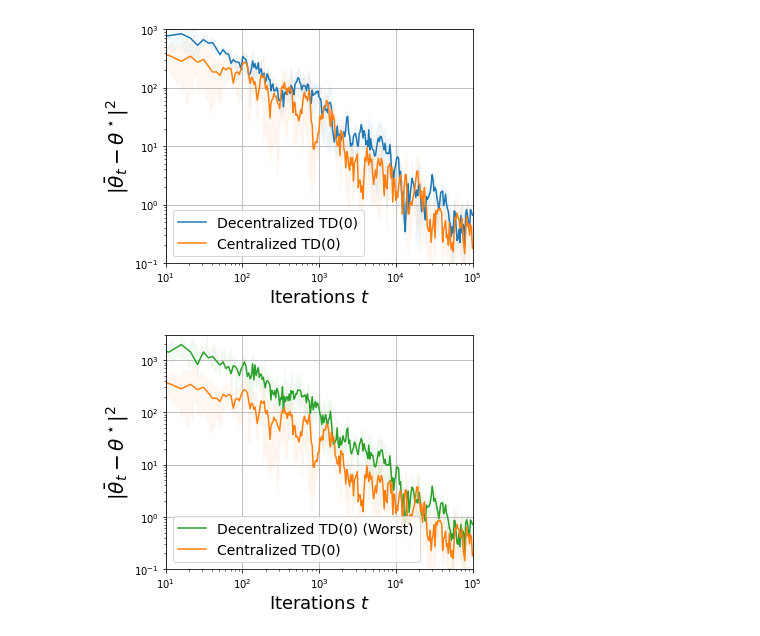
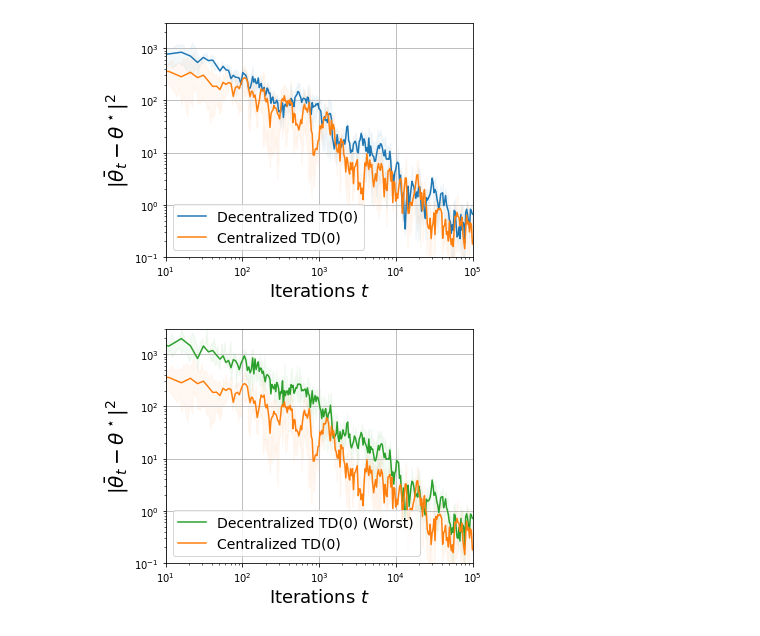
Before and after one commit to Qiang-CU/IEEE-TAC, a Jupyter notebook: multi-agent-TD/plot.ipynb, the cells around one changed output. Cells and saved outputs as stored; diff of their text form; code cells hidden in the pictures.

```diff
--- a/multi-agent-TD/plot.ipynb
+++ b/multi-agent-TD/plot.ipynb
@@ -11,27 +11,27 @@ line_style = ['--', ':', '-']
 # %%
 path = 'res/'
 
 fig, ax = plt.subplots(figsize=(5.5,4.3))
 log_flag = False
 plot_instance = plot_figure(algo_name='dectd',  dir=path, log_flag_=log_flag, sub_sample=5, metric='dist2opt')
 plot_instance.plot_lines(ax, color_list[0], label=f'Decentralized TD(0)', plot_star=True)
 
 plot_instance = plot_figure(algo_name='centd',  dir=path, log_flag_=log_flag, sub_sample=5, metric='dist2opt')
 plot_instance.plot_lines(ax, color_list[1], label=f'Centralized TD(0)', plot_star=True)
 
 plt.xlim([1e1, 1e5])
-plt.ylim([1e-1, 1e3])
+plt.ylim([1e-1, 3*1e3])
 plt.ylabel(r"$\|\bar{\theta}_t-\theta^\star\|^2$", fontsize = 20)
 ax.set_xlabel(r"Iterations $t$", fontsize=18)
 plt.ticklabel_format(axis='x', style='sci', scilimits=(4, 4))
 plt.xscale('log')
 plt.yscale('log')
 plt.legend(loc=3, prop={'size': 14})
 plt.grid()
 plt.savefig('./fig/' + 'td-itrate.pdf', bbox_inches='tight')
 plt.show()
 # %% [output]
-[figure, old version]
+[figure, new version]
 # %%
 path = 'res/'
 
```
Also changed, not shown: 10 other files.
